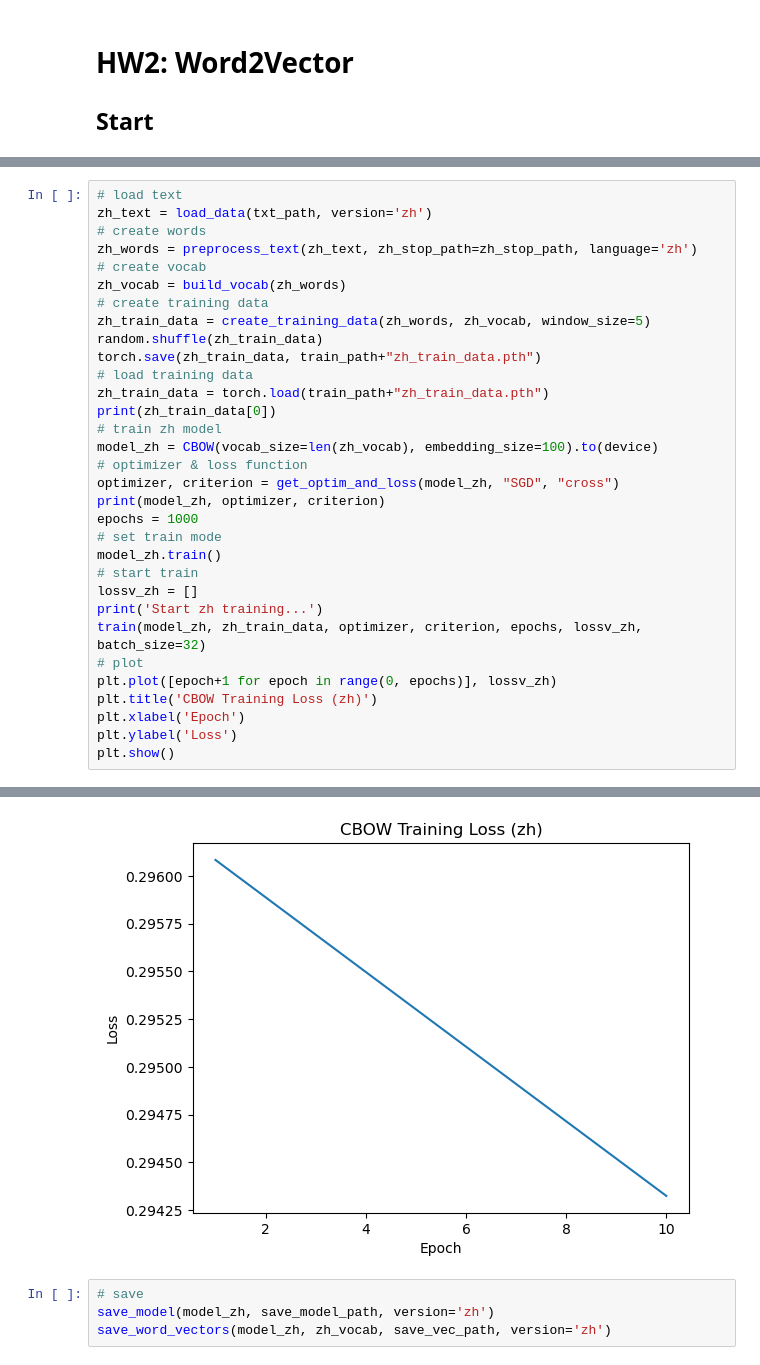
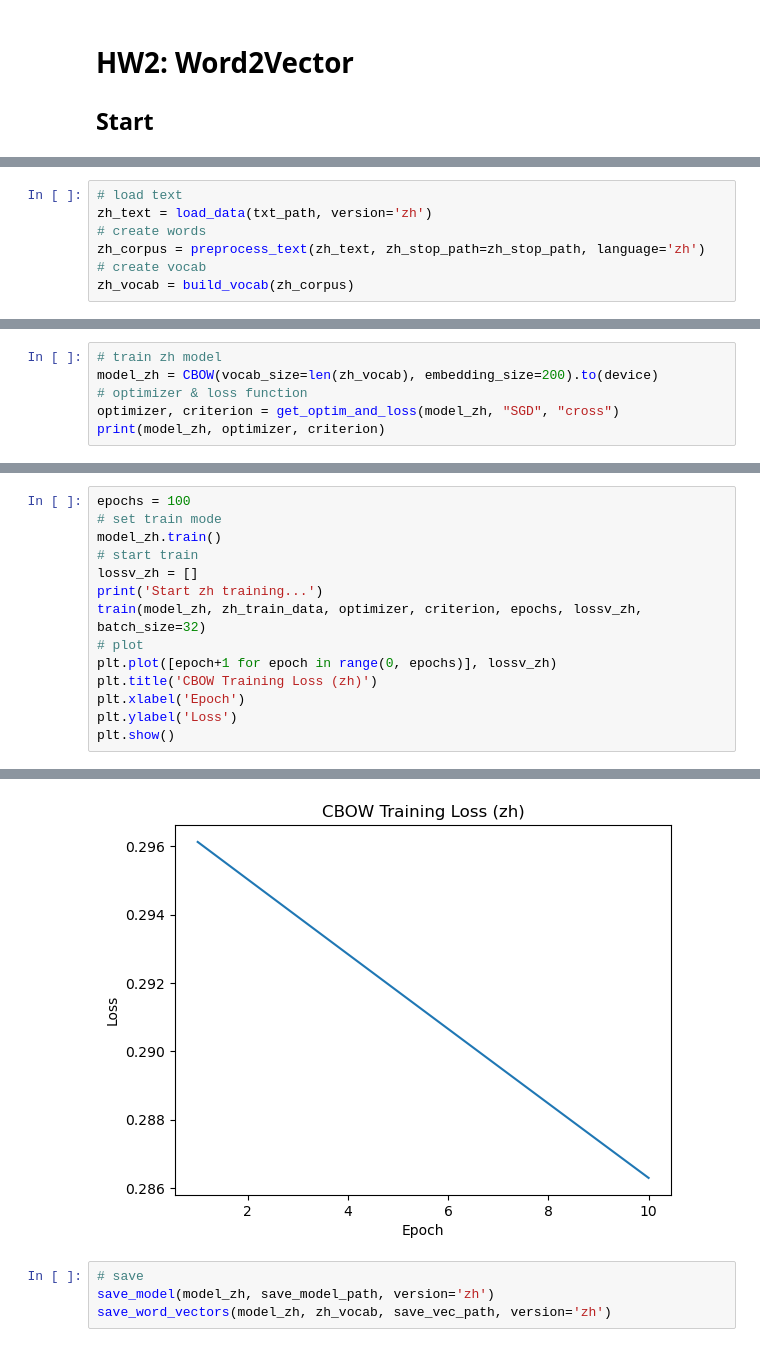
Before and after one commit to syangl/NLP-HW, a Jupyter notebook: hw2/zh_main.ipynb, the cells around one changed output, grey strips where cells are left out. Saved outputs shown, nothing was run; the diff lists cells and outputs as text.

```diff
--- a/hw2/zh_main.ipynb
+++ b/hw2/zh_main.ipynb
@@ -9,3 +9,10 @@ save_vec_path = "model/word2vec/"
 save_model_path = "model/"
 zh_stop_path = "data/hit_stopwords.txt"
 train_path = "data/train/"
+# %%
+# load text
+zh_text = load_data(txt_path, version='zh')
+# create words
+zh_corpus = preprocess_text(zh_text, zh_stop_path=zh_stop_path, language='zh')
+# create vocab
+zh_vocab = build_vocab(zh_corpus)
@@ -11,0 +32,6 @@ train_path = "data/train/"
+# %%
+# train zh model
+model_zh = CBOW(vocab_size=len(zh_vocab), embedding_size=200).to(device)
+# optimizer & loss function
+optimizer, criterion = get_optim_and_loss(model_zh, "SGD", "cross")
+print(model_zh, optimizer, criterion)
@@ -12,23 +54,5 @@ train_path = "data/train/"
 # %%
-# load text
-zh_text = load_data(txt_path, version='zh')
-# create words
-zh_words = preprocess_text(zh_text, zh_stop_path=zh_stop_path, language='zh')
-# create vocab
-zh_vocab = build_vocab(zh_words)
-# create training data
-zh_train_data = create_training_data(zh_words, zh_vocab, window_size=5)
-random.shuffle(zh_train_data)
-torch.save(zh_train_data, train_path+"zh_train_data.pth")
-# load training data
-zh_train_data = torch.load(train_path+"zh_train_data.pth")
-print(zh_train_data[0])
-# train zh model
-model_zh = CBOW(vocab_size=len(zh_vocab), embedding_size=100).to(device)
-# optimizer & loss function
-optimizer, criterion = get_optim_and_loss(model_zh, "SGD", "cross")
-print(model_zh, optimizer, criterion)
-epochs = 1000
+epochs = 100
 # set train mode
 model_zh.train()
 # start train
@@ -72,5 +80,5 @@ epoch 9, loss: 0.29432379195604547
 Training finished
-[figure, old version]
+[figure, new version]
 # %%
 # save
 save_model(model_zh, save_model_path, version='zh')
```
Also changed, not shown: parts of 5 cells of this notebook, 9 other files.
